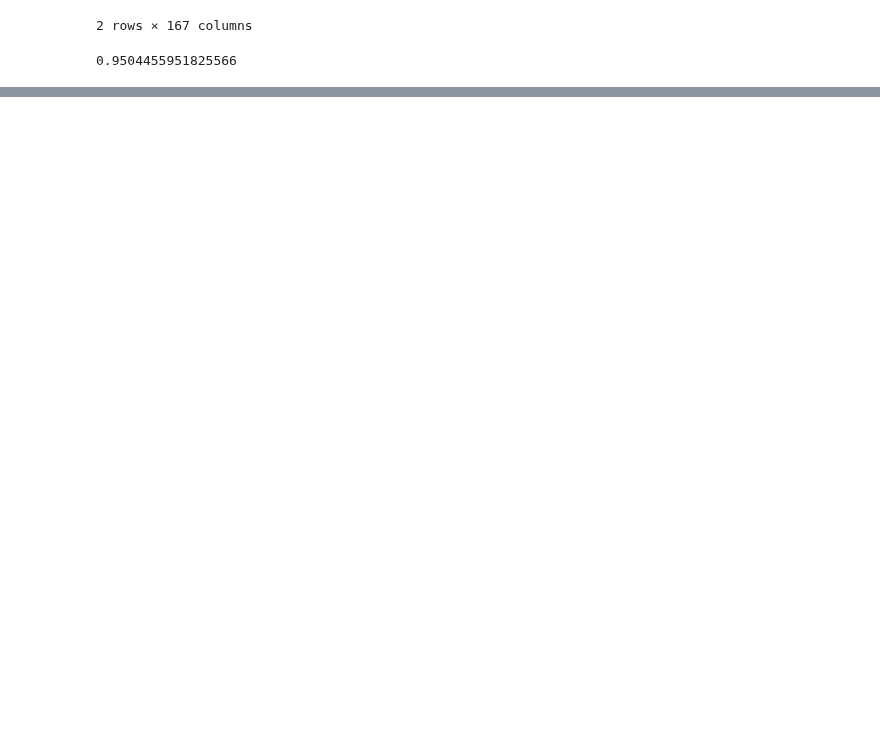
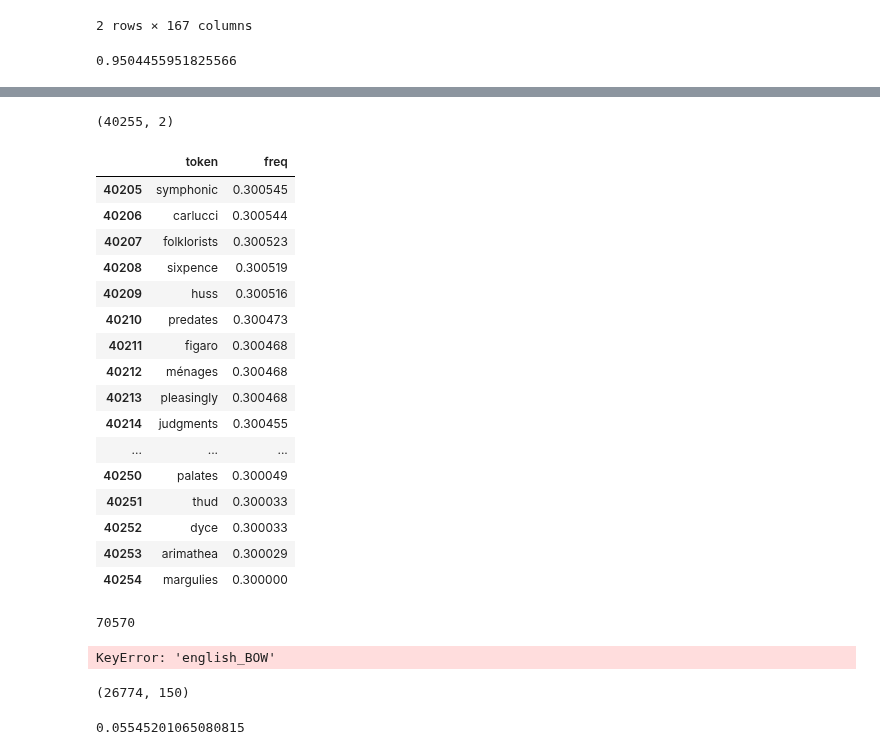
Before and after one commit to MargheSerena/Group-project, a Jupyter notebook: NLP_flow_MG.ipynb, the cells around one changed output, grey strips where cells are left out. Drawn from its saved outputs; the diff is of its cells as text; code cells hidden in the pictures; blank space fills up the shorter version.

```diff
--- a/NLP_flow_MG.ipynb
+++ b/NLP_flow_MG.ipynb
@@ -99,0 +209,39 @@ print(pca_model.explained_variance_ratio_.sum())
+# %%
+test_3 = word_freq_df[word_freq_df["freq"]>0.3]
+print(test_3.shape)
+test_3.tail(50)
+# %% [output]
+(40255, 2)
+|  | token | freq |
+| 40205 | symphonic | 0.300545 |
+| 40206 | carlucci | 0.300544 |
+| 40207 | folklorists | 0.300523 |
+| 40208 | sixpence | 0.300519 |
+| 40209 | huss | 0.300516 |
+| 40210 | predates | 0.300473 |
+| 40211 | figaro | 0.300468 |
+| 40212 | ménages | 0.300468 |
+| 40213 | pleasingly | 0.300468 |
+| 40214 | judgments | 0.300455 |
+| ... | ... | ... |
+| 40250 | palates | 0.300049 |
+| 40251 | thud | 0.300033 |
+| 40252 | dyce | 0.300033 |
+| 40253 | arimathea | 0.300029 |
+| 40254 | margulies | 0.300000 |
+# %%
+len(column_names)
+# %% [output]
+70570
+# %%
+tSVD_model, tSVD_components = add_TFIDF_tSVD_to_df(clean_df, "english_BOW", 150)
+# %% [output]
+KeyError: 'english_BOW'
+# %%
+tSVD_components.shape
+# %% [output]
+(26774, 150)
+# %%
+tSVD_model.explained_variance_ratio_.sum()
+# %% [output]
+0.05545201065080815
```
Also changed, not shown: parts of 18 cells of this notebook, 3 other files.
